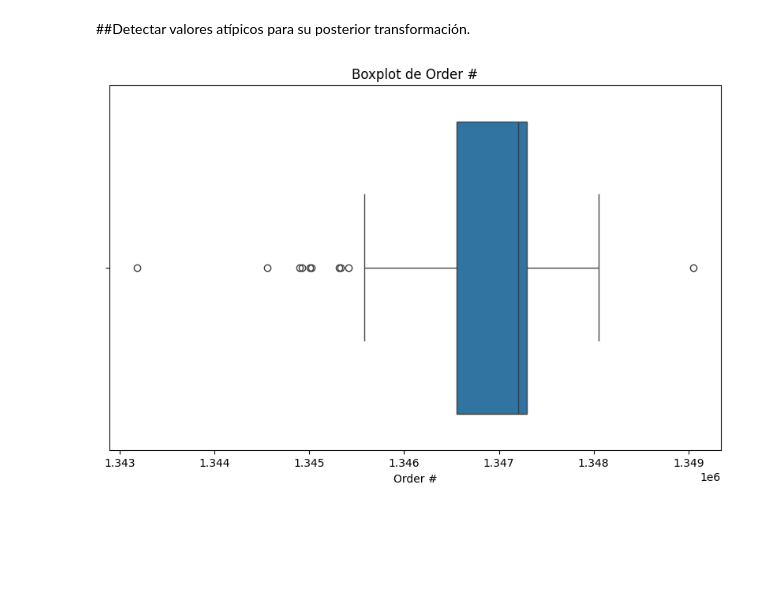
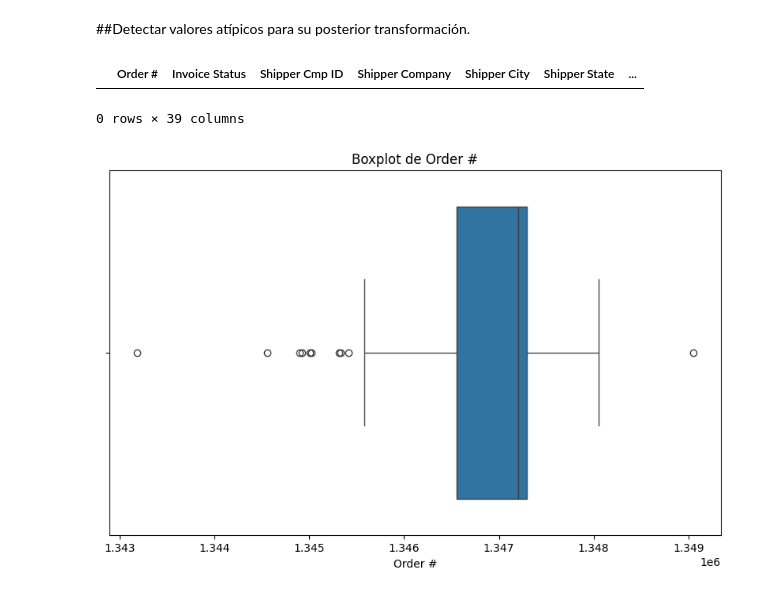
Before and after one commit to JuanManuelGlez/TDR-Transportes, a Jupyter notebook: RETO_2.ipynb, the cells around one changed output. Saved outputs shown, nothing was run; the diff lists cells and outputs as text; code cells hidden in the pictures; blank space fills up the shorter version.

```diff
--- a/RETO_2.ipynb
+++ b/RETO_2.ipynb
@@ -121,6 +121,20 @@ dtype: int64
 Para los valores faltantes en el conjunto de datos de Liverpool, es crucial reconocer la singularidad de cada entrada. Dado que cada número de orden representa una transacción distinta y los detalles del tráiler varían significativamente de una entrega a otra, la imputación de estos valores faltantes mediante métodos estadísticos generales, como la media o la mediana, podría distorsionar el análisis, introduciendo inexactitudes en el conjunto de datos. Esta inexactitud no solo afectaría la validez de cualquier conclusión sino que también podría conducir a decisiones operativas y logísticas erróneas. Por lo tanto, hemos optado por mantener la integridad y precisión de los datos evitando imputaciones generalizadas o eliminaciones de columnas enteras para estos elementos críticos.
 # %% [markdown]
 ##Detectar valores atípicos para su posterior transformación.
+# %%
+#mostramos los registros con valores nulos de la columna Order
+
+lv[lv['Order #'].isnull()]
+
+# borrar el registro nulo
+
+lv.dropna(subset=['Order #'], inplace=True)
+# %%
+
+lv[lv['Order #'].isnull()]
+# %% [output]
+|  | Order # | Invoice Status | Shipper Cmp ID | Shipper Company | Shipper City | Shipper State | ... |
+0 rows × 39 columns
 # %%
 columnas_numericas = lv.select_dtypes(include=['float64', 'int64']).columns
 
```
Also changed, not shown: 3 other files.
